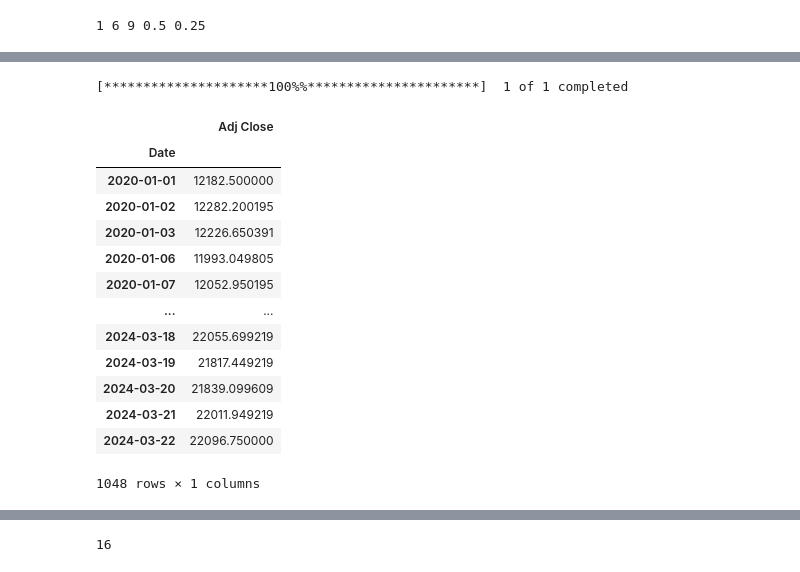
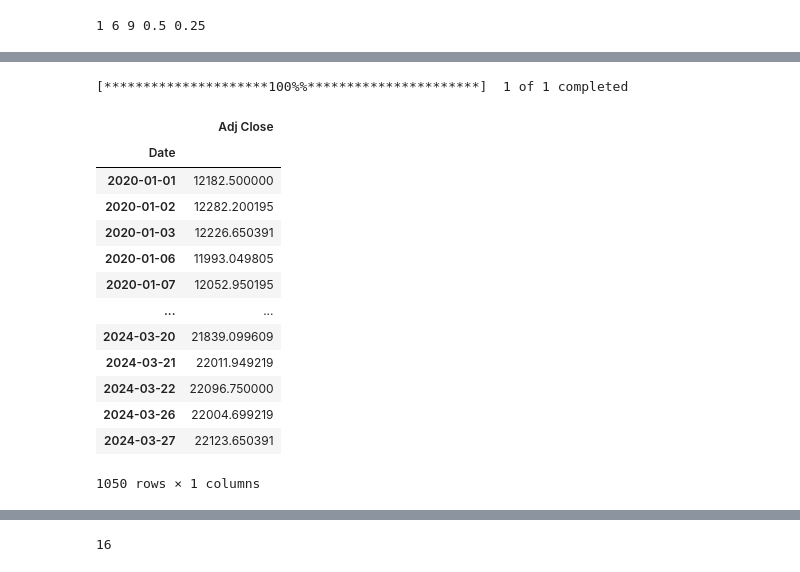
Before and after one commit to oomrawat/Portfolio-Project-FSP, a Jupyter notebook: notebooks/backtesting_results_visualisation_2.ipynb, the cells around one changed output, grey strips where cells are left out. Cells and saved outputs as stored; diff of their text form; code cells hidden in the pictures.

```diff
--- a/notebooks/backtesting_results_visualisation_2.ipynb
+++ b/notebooks/backtesting_results_visualisation_2.ipynb
@@ -606,26 +623,26 @@ for k,v in strategy_sell_price_dict.items():
 # %%
 start_date = '2020-01-01'
-end_date = '2024-03-23'
+end_date = '2024-03-28'
 
 data = yf.download('^NSEI', start_date, end_date, interval="1d")
 nifty50_data = data[['Adj Close']]
 nifty50_data
 # %% [output]
 [*********************100%%**********************]  1 of 1 completed
 |  | Adj Close |
 | Date |  |
 | 2020-01-01 | 12182.500000 |
 | 2020-01-02 | 12282.200195 |
 | 2020-01-03 | 12226.650391 |
 | 2020-01-06 | 11993.049805 |
 | 2020-01-07 | 12052.950195 |
 | ... | ... |
-| 2024-03-18 | 22055.699219 |
-| 2024-03-19 | 21817.449219 |
 | 2024-03-20 | 21839.099609 |
 | 2024-03-21 | 22011.949219 |
 | 2024-03-22 | 22096.750000 |
+| 2024-03-26 | 22004.699219 |
+| 2024-03-27 | 22123.650391 |
-1048 rows × 1 columns
+1050 rows × 1 columns
 # %%
 nifty_returns_1m_periods = []
 
```
Also changed, not shown: parts of 27 cells of this notebook, 28 other files.
